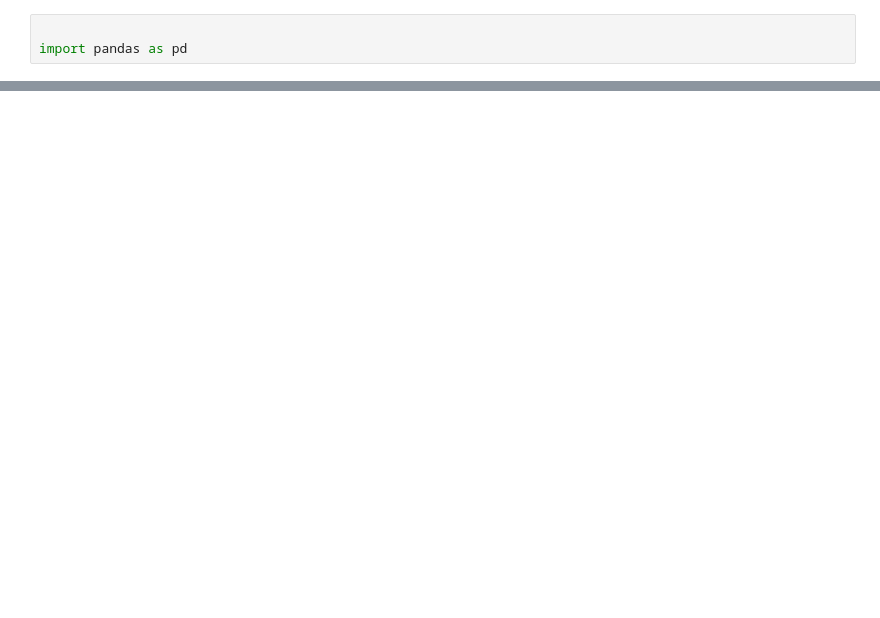
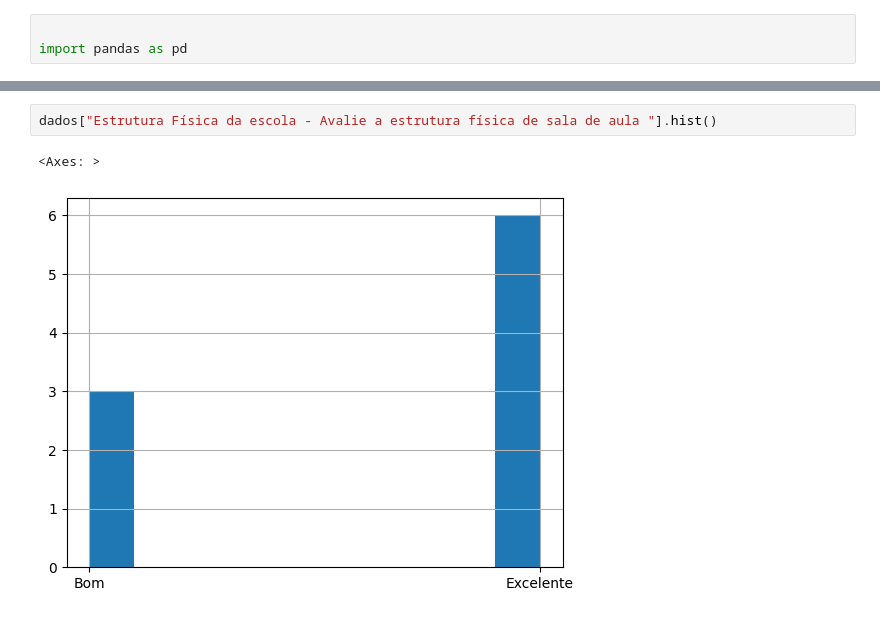
Before and after one commit to pcalexandrat/python2c, a Jupyter notebook: planilhas.ipynb, the cells around one changed output, grey strips where cells are left out. Cells and saved outputs as stored; diff of their text form; blank space fills up the shorter version.

```diff
--- a/planilhas.ipynb
+++ b/planilhas.ipynb
@@ -16,0 +35,5 @@ dados
+# %%
+dados["Estrutura Física da escola - Avalie a estrutura física de sala de aula "].hist()
+# %% [output]
+<Axes: >
+[figure, added]
```
Also changed, not shown: parts of 13 cells of this notebook.
